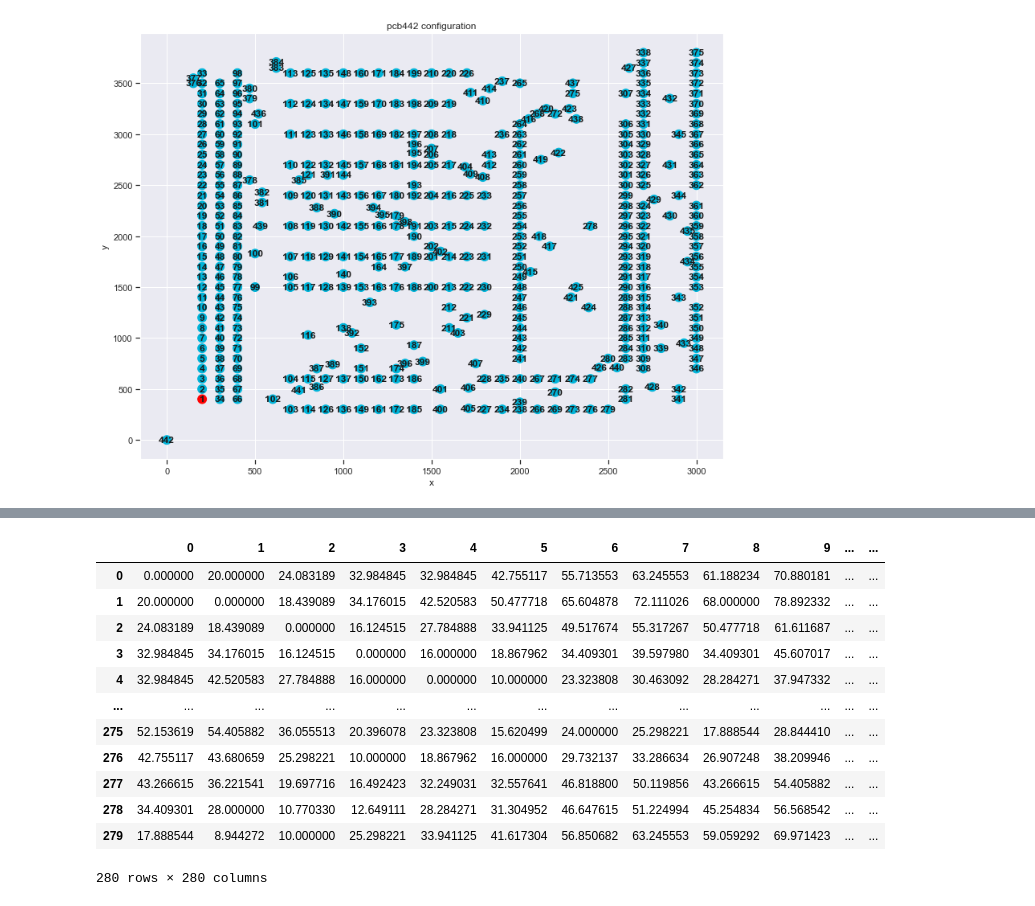
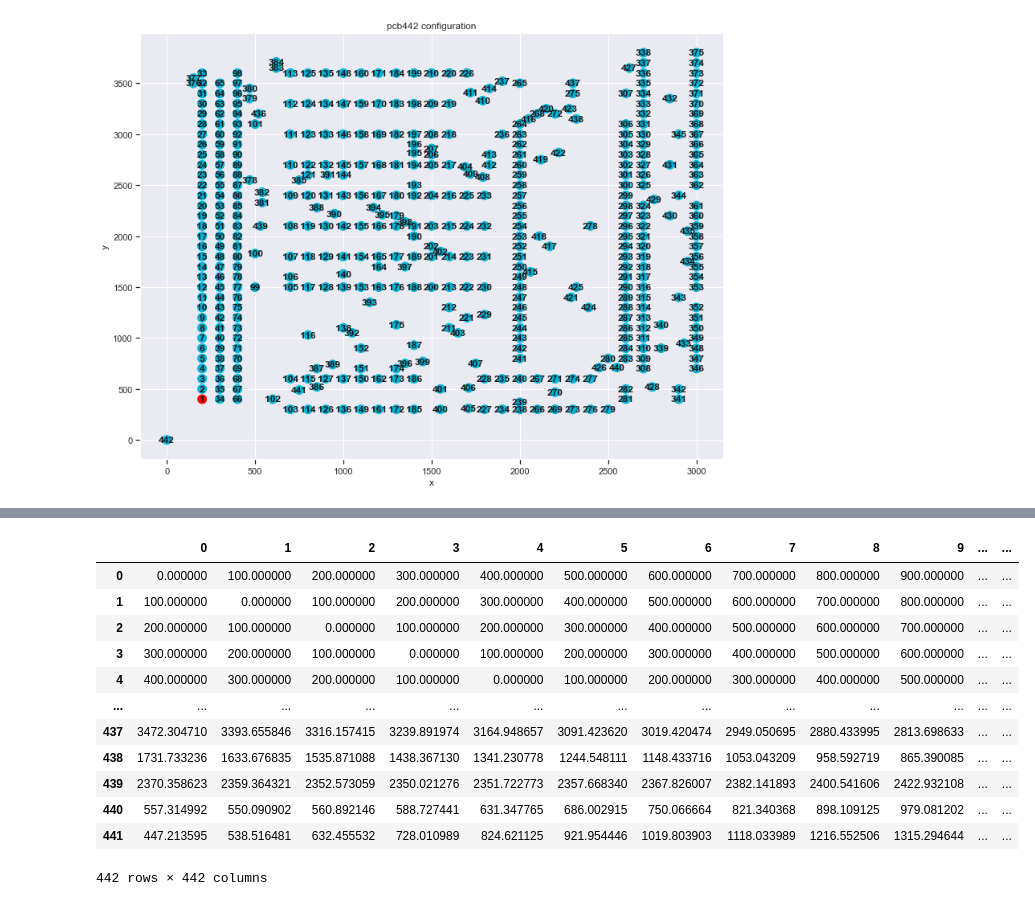
Before and after one commit to YunxiangLi/Stochastic-Simulation-2021, a Jupyter notebook: Assignment 3/a3.ipynb, the cells around one changed output, grey strips where cells are left out. Drawn from its saved outputs; the diff is of its cells as text; code cells hidden in the pictures.

```diff
--- a/Assignment 3/a3.ipynb
+++ b/Assignment 3/a3.ipynb
@@ -65,16 +70,16 @@ plt.show()
-# %%
-d_280
-# %% [output]
-|  | 0 | 1 | 2 | 3 | 4 | 5 | 6 | 7 | 8 | 9 | ... | ... |
-| 0 | 0.000000 | 20.000000 | 24.083189 | 32.984845 | 32.984845 | 42.755117 | 55.713553 | 63.245553 | 61.188234 | 70.880181 | ... | ... |
-| 1 | 20.000000 | 0.000000 | 18.439089 | 34.176015 | 42.520583 | 50.477718 | 65.604878 | 72.111026 | 68.000000 | 78.892332 | ... | ... |
-| 2 | 24.083189 | 18.439089 | 0.000000 | 16.124515 | 27.784888 | 33.941125 | 49.517674 | 55.317267 | 50.477718 | 61.611687 | ... | ... |
-| 3 | 32.984845 | 34.176015 | 16.124515 | 0.000000 | 16.000000 | 18.867962 | 34.409301 | 39.597980 | 34.409301 | 45.607017 | ... | ... |
-| 4 | 32.984845 | 42.520583 | 27.784888 | 16.000000 | 0.000000 | 10.000000 | 23.323808 | 30.463092 | 28.284271 | 37.947332 | ... | ... |
-| ... | ... | ... | ... | ... | ... | ... | ... | ... | ... | ... | ... | ... |
-| 275 | 52.153619 | 54.405882 | 36.055513 | 20.396078 | 23.323808 | 15.620499 | 24.000000 | 25.298221 | 17.888544 | 28.844410 | ... | ... |
-| 276 | 42.755117 | 43.680659 | 25.298221 | 10.000000 | 18.867962 | 16.000000 | 29.732137 | 33.286634 | 26.907248 | 38.209946 | ... | ... |
-| 277 | 43.266615 | 36.221541 | 19.697716 | 16.492423 | 32.249031 | 32.557641 | 46.818800 | 50.119856 | 43.266615 | 54.405882 | ... | ... |
-| 278 | 34.409301 | 28.000000 | 10.770330 | 12.649111 | 28.284271 | 31.304952 | 46.647615 | 51.224994 | 45.254834 | 56.568542 | ... | ... |
-| 279 | 17.888544 | 8.944272 | 10.000000 | 25.298221 | 33.941125 | 41.617304 | 56.850682 | 63.245553 | 59.059292 | 69.971423 | ... | ... |
-280 rows × 280 columns
+# %%
+d_pcb442
+# %% [output]
+|  | 0 | 1 | 2 | 3 | 4 | 5 | 6 | 7 | 8 | 9 | ... | ... |
+| 0 | 0.000000 | 100.000000 | 200.000000 | 300.000000 | 400.000000 | 500.000000 | 600.000000 | 700.000000 | 800.000000 | 900.000000 | ... | ... |
+| 1 | 100.000000 | 0.000000 | 100.000000 | 200.000000 | 300.000000 | 400.000000 | 500.000000 | 600.000000 | 700.000000 | 800.000000 | ... | ... |
+| 2 | 200.000000 | 100.000000 | 0.000000 | 100.000000 | 200.000000 | 300.000000 | 400.000000 | 500.000000 | 600.000000 | 700.000000 | ... | ... |
+| 3 | 300.000000 | 200.000000 | 100.000000 | 0.000000 | 100.000000 | 200.000000 | 300.000000 | 400.000000 | 500.000000 | 600.000000 | ... | ... |
+| 4 | 400.000000 | 300.000000 | 200.000000 | 100.000000 | 0.000000 | 100.000000 | 200.000000 | 300.000000 | 400.000000 | 500.000000 | ... | ... |
+| ... | ... | ... | ... | ... | ... | ... | ... | ... | ... | ... | ... | ... |
+| 437 | 3472.304710 | 3393.655846 | 3316.157415 | 3239.891974 | 3164.948657 | 3091.423620 | 3019.420474 | 2949.050695 | 2880.433995 | 2813.698633 | ... | ... |
+| 438 | 1731.733236 | 1633.676835 | 1535.871088 | 1438.367130 | 1341.230778 | 1244.548111 | 1148.433716 | 1053.043209 | 958.592719 | 865.390085 | ... | ... |
+| 439 | 2370.358623 | 2359.364321 | 2352.573059 | 2350.021276 | 2351.722773 | 2357.668340 | 2367.826007 | 2382.141893 | 2400.541606 | 2422.932108 | ... | ... |
+| 440 | 557.314992 | 550.090902 | 560.892146 | 588.727441 | 631.347765 | 686.002915 | 750.066664 | 821.340368 | 898.109125 | 979.081202 | ... | ... |
+| 441 | 447.213595 | 538.516481 | 632.455532 | 728.010989 | 824.621125 | 921.954446 | 1019.803903 | 1118.033989 | 1216.552506 | 1315.294644 | ... | ... |
+442 rows × 442 columns
```
Also changed, not shown: parts of 11 cells of this notebook, 4 other files.
